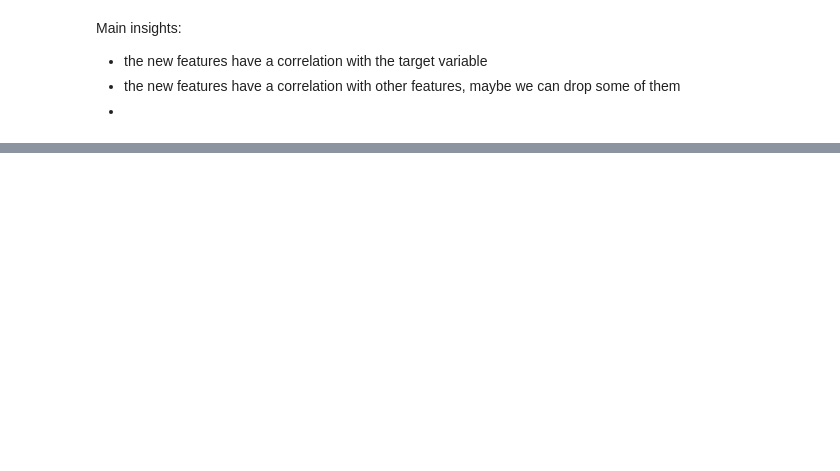
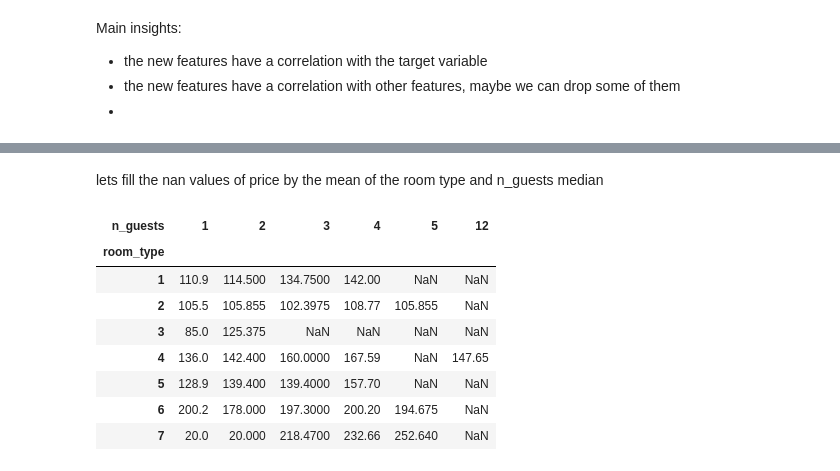
Before and after one commit to almog-sharoni/Data_Mining_Final_Project, a Jupyter notebook: main_notebook.ipynb, the cells around one changed output, grey strips where cells are left out. Cells and saved outputs as stored; diff of their text form; code cells hidden in the pictures; blank space fills up the shorter version.

```diff
--- a/main_notebook.ipynb
+++ b/main_notebook.ipynb
@@ -538,0 +471,16 @@ Main insights:
+# %% [markdown]
+lets fill the nan values of price by the mean of the room type and n_guests median
+# %%
+df['price'] = df['price'].fillna(df.groupby('room_type')['price'].transform('median'))
+table = df.pivot_table(values='price', index='room_type', columns='n_guests', aggfunc='median')
+table
+# %% [output]
+| n_guests | 1 | 2 | 3 | 4 | 5 | 12 |
+| room_type |  |  |  |  |  |  |
+| 1 | 110.9 | 114.500 | 134.7500 | 142.00 | NaN | NaN |
+| 2 | 105.5 | 105.855 | 102.3975 | 108.77 | 105.855 | NaN |
+| 3 | 85.0 | 125.375 | NaN | NaN | NaN | NaN |
+| 4 | 136.0 | 142.400 | 160.0000 | 167.59 | NaN | 147.65 |
+| 5 | 128.9 | 139.400 | 139.4000 | 157.70 | NaN | NaN |
+| 6 | 200.2 | 178.000 | 197.3000 | 200.20 | 194.675 | NaN |
+| 7 | 20.0 | 20.000 | 218.4700 | 232.66 | 252.640 | NaN |
```
Also changed, not shown: parts of 62 cells of this notebook.
